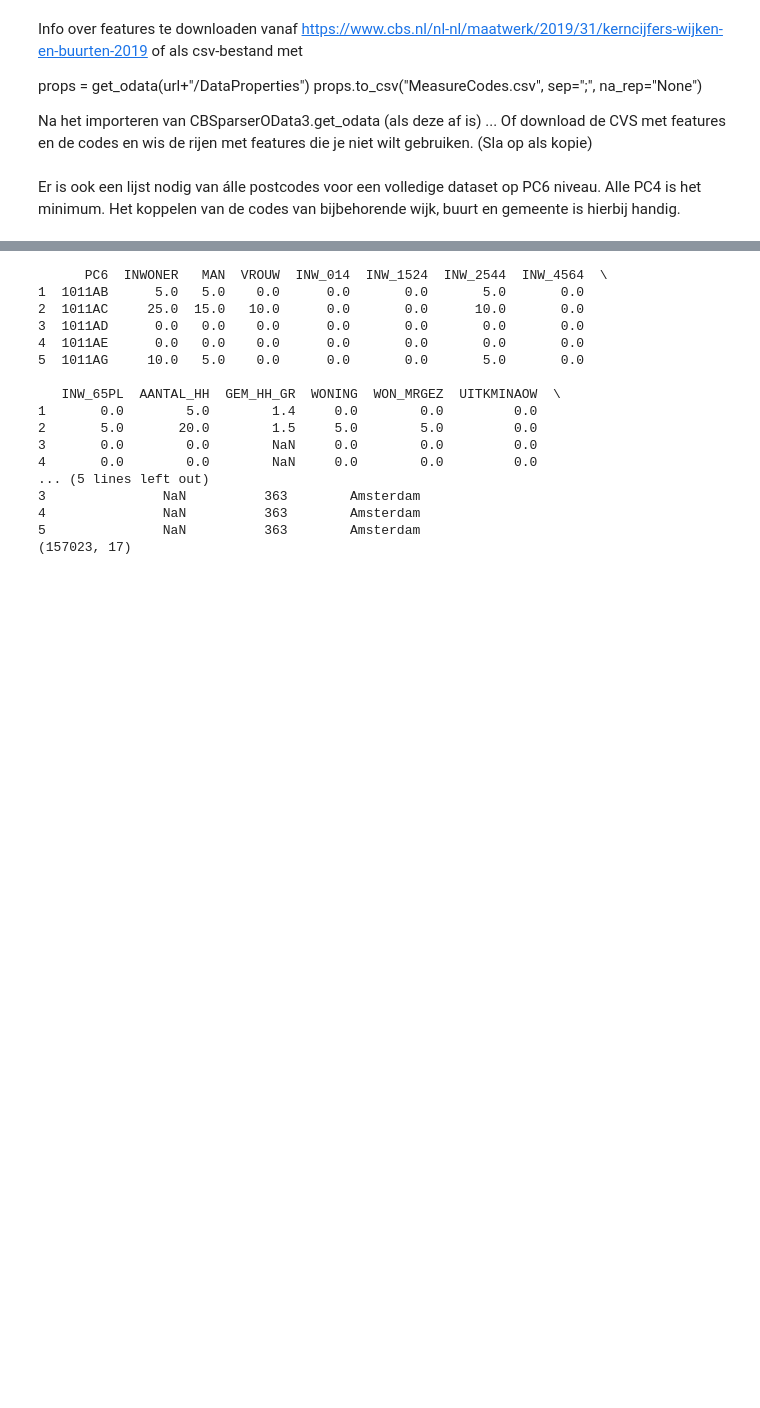
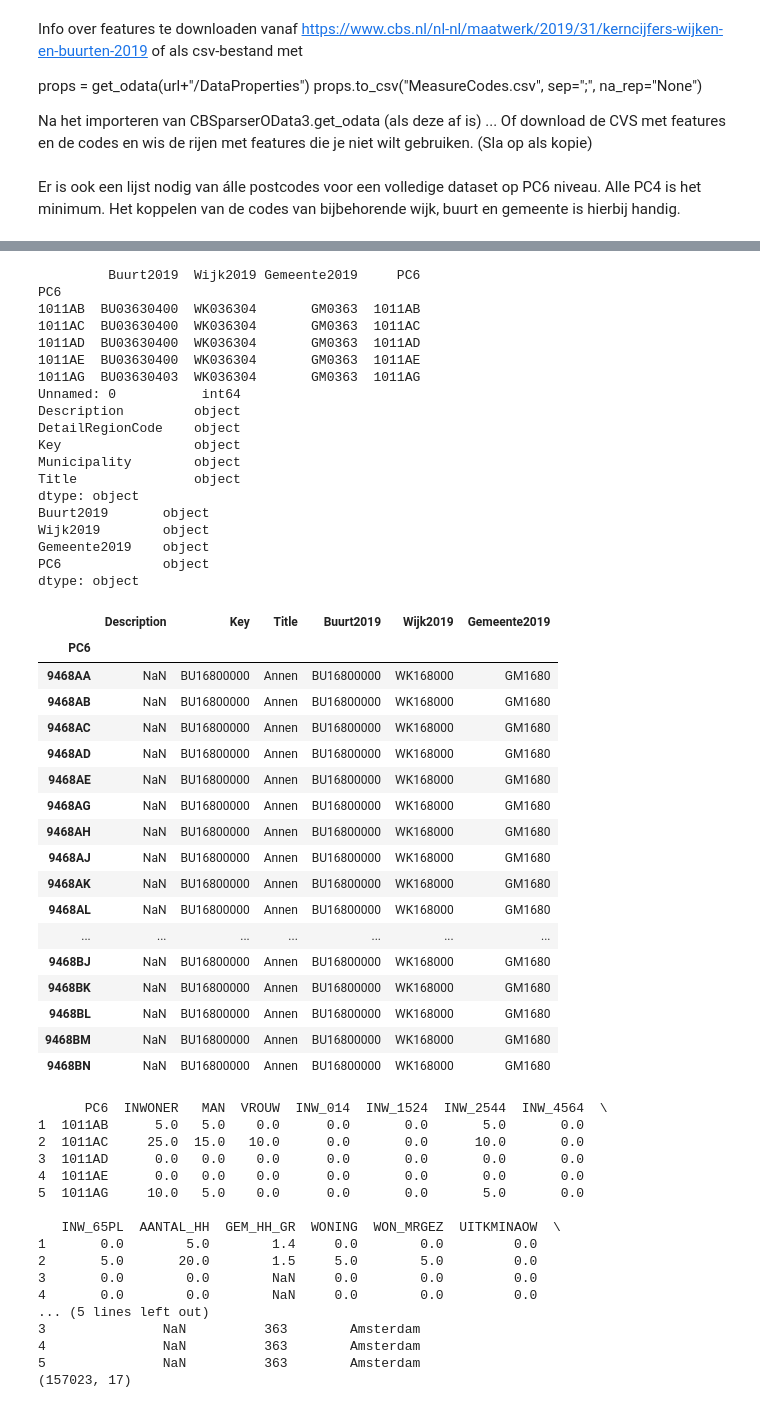
Before and after one commit to DanAugustus/KiesKaart, a Jupyter notebook: PC4e6_database.ipynb, the cells around one changed output, grey strips where cells are left out. Cells and saved outputs as stored; diff of their text form; code cells hidden in the pictures; blank space fills up the shorter version.

Commit message:
voortgang databases samenvoegen
Na het toevoegen van rijen aan de tabel met postcodes en codes kunnen tabellen samengevoegd te worden met pd.merge

```diff
--- a/PC4e6_database.ipynb
+++ b/PC4e6_database.ipynb
@@ -79,10 +103,14 @@ Er is ook een lijst nodig van álle postcodes voor een volledige dataset op PC6
 # %%
-data_postcodes = pd.read_csv(postcodes[0], sep = postcodes[1])
-data_postcodes = data_postcodes.groupby('PC6').median().drop('Huisnummer', axis=1)
-for col in data_postcodes.columns:
-    data_postcodes[col] = data_postcodes[col].astype('int')
-print(data_postcodes.head())
-print(data_postcodes.shape)
+index_postcodes = pd.read_csv(postcodes[0], sep = postcodes[1])
+index_postcodes = index_postcodes.groupby('PC6').median().drop('Huisnummer', axis=1)
+for col in index_postcodes.columns:
+    index_postcodes[col] = index_postcodes[col].astype('int')
+print(index_postcodes.head())
+print(index_postcodes.shape)
+
+index_plaatsen = pd.read_csv('Data/PlaatsenIndex.csv', sep=";")
+print(index_plaatsen.columns)
+index_plaatsen.head()
 # %% [output]
         Buurt2019  Wijk2019  Gemeente2019
 PC6
@@ -95,3 +132,56 @@ PC6
+# %%
+# Bovenstaande cel runnen om dataframes te resetten.
+
+#print(index_plaatsen['DetailRegionCode'] == index_plaatsen['Key']) # Welke kolom gebruik je?
+index_postcodes = get_index(index_postcodes)
+index_postcodes['PC6'] = pd.Series(index_postcodes.index, index=index_postcodes.index)
+print(index_postcodes.head(5))
+
+print(index_plaatsen.dtypes)
+print(index_postcodes.dtypes)
+index_plaatsen = index_plaatsen[['Description','Key','Municipality','Title']].merge(
+    index_postcodes, how='right', left_on='Key', right_on='Buurt2019')
+index_plaatsen = index_plaatsen.drop('Municipality',axis=1).set_index('PC6', drop=True)
+index_plaatsen.head(30)
+index_plaatsen.to_csv('Data/index_plaatsen.csv', sep=';')
+# %% [output]
+         Buurt2019  Wijk2019 Gemeente2019     PC6
+PC6
+1011AB  BU03630400  WK036304       GM0363  1011AB
+1011AC  BU03630400  WK036304       GM0363  1011AC
+1011AD  BU03630400  WK036304       GM0363  1011AD
+1011AE  BU03630400  WK036304       GM0363  1011AE
+1011AG  BU03630403  WK036304       GM0363  1011AG
+Unnamed: 0           int64
+Description         object
+DetailRegionCode    object
+Key                 object
+Municipality        object
+Title               object
+dtype: object
+Buurt2019       object
+Wijk2019        object
+Gemeente2019    object
+PC6             object
+dtype: object
+|  | Description | Key | Title | Buurt2019 | Wijk2019 | Gemeente2019 |
+| PC6 |  |  |  |  |  |  |
+| 9468AA | NaN | BU16800000 | Annen | BU16800000 | WK168000 | GM1680 |
+| 9468AB | NaN | BU16800000 | Annen | BU16800000 | WK168000 | GM1680 |
+| 9468AC | NaN | BU16800000 | Annen | BU16800000 | WK168000 | GM1680 |
+| 9468AD | NaN | BU16800000 | Annen | BU16800000 | WK168000 | GM1680 |
+| 9468AE | NaN | BU16800000 | Annen | BU16800000 | WK168000 | GM1680 |
+| 9468AG | NaN | BU16800000 | Annen | BU16800000 | WK168000 | GM1680 |
+| 9468AH | NaN | BU16800000 | Annen | BU16800000 | WK168000 | GM1680 |
+| 9468AJ | NaN | BU16800000 | Annen | BU16800000 | WK168000 | GM1680 |
+| 9468AK | NaN | BU16800000 | Annen | BU16800000 | WK168000 | GM1680 |
+| 9468AL | NaN | BU16800000 | Annen | BU16800000 | WK168000 | GM1680 |
+| ... | ... | ... | ... | ... | ... | ... |
+| 9468BJ | NaN | BU16800000 | Annen | BU16800000 | WK168000 | GM1680 |
+| 9468BK | NaN | BU16800000 | Annen | BU16800000 | WK168000 | GM1680 |
+| 9468BL | NaN | BU16800000 | Annen | BU16800000 | WK168000 | GM1680 |
+| 9468BM | NaN | BU16800000 | Annen | BU16800000 | WK168000 | GM1680 |
+| 9468BN | NaN | BU16800000 | Annen | BU16800000 | WK168000 | GM1680 |
 # %%
 onderzoek = pd.read_csv('Data/CBS_PC6_selectie.csv', sep=",", index_col=0)
 print(onderzoek.head(5))
```
Also changed, not shown: parts of 12 cells of this notebook.
